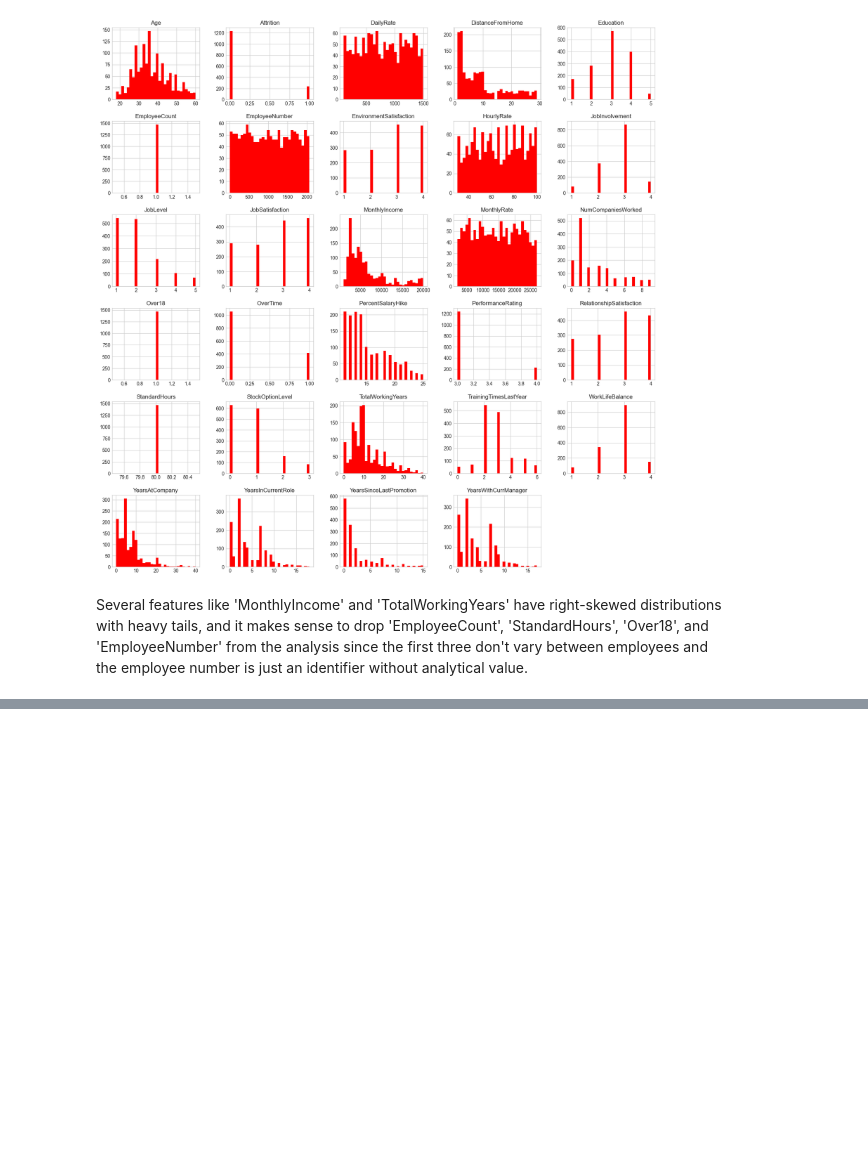
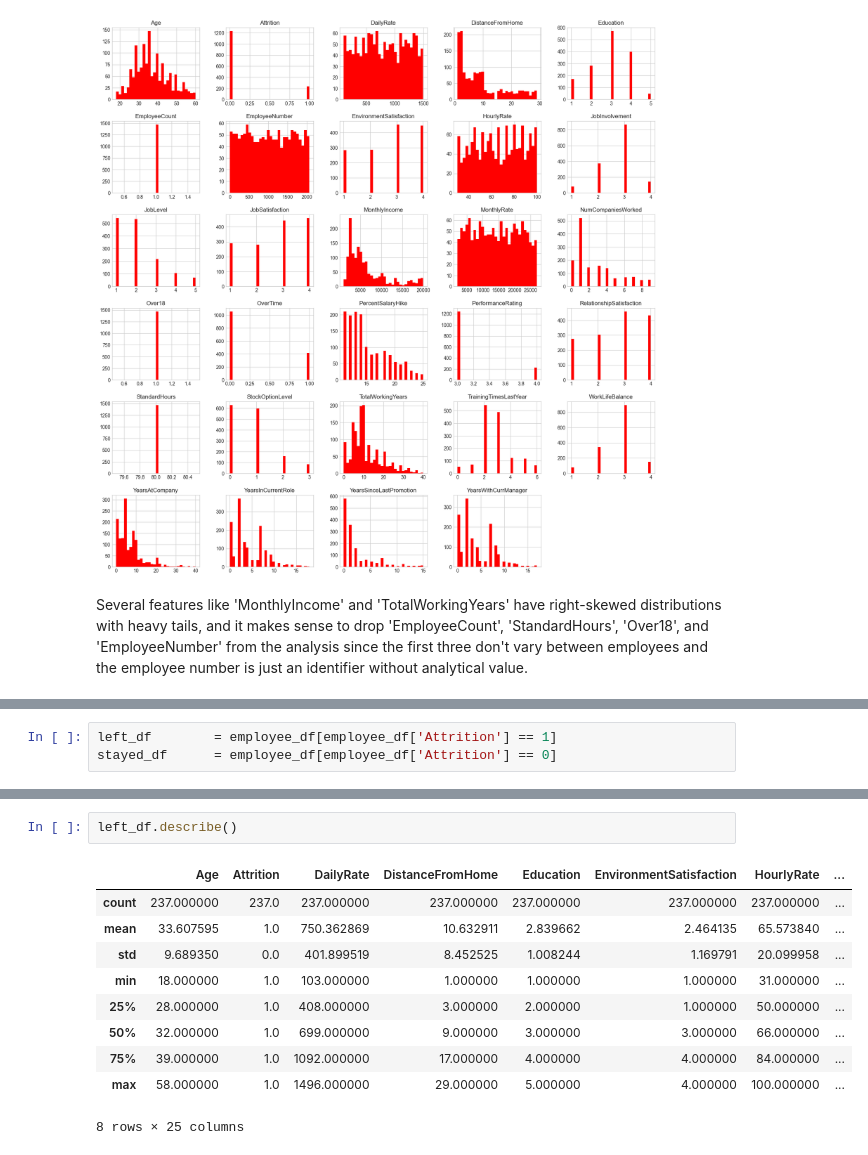
Before and after one commit to marvelm69/employee-retention-predictor, a Jupyter notebook: main.ipynb, the cells around one changed output, grey strips where cells are left out. Drawn from its saved outputs; the diff is of its cells as text; blank space fills up the shorter version.

```diff
--- a/main.ipynb
+++ b/main.ipynb
@@ -83,0 +86,3 @@ Several features like 'MonthlyIncome' and 'TotalWorkingYears' have right-skewed
+# %%
+left_df        = employee_df[employee_df['Attrition'] == 1]
+stayed_df      = employee_df[employee_df['Attrition'] == 0]
@@ -83,0 +104,13 @@ Several features like 'MonthlyIncome' and 'TotalWorkingYears' have right-skewed
+# %%
+left_df.describe()
+# %% [output]
+|  | Age | Attrition | DailyRate | DistanceFromHome | Education | EnvironmentSatisfaction | HourlyRate | ... |
+| count | 237.000000 | 237.0 | 237.000000 | 237.000000 | 237.000000 | 237.000000 | 237.000000 | ... |
+| mean | 33.607595 | 1.0 | 750.362869 | 10.632911 | 2.839662 | 2.464135 | 65.573840 | ... |
+| std | 9.689350 | 0.0 | 401.899519 | 8.452525 | 1.008244 | 1.169791 | 20.099958 | ... |
+| min | 18.000000 | 1.0 | 103.000000 | 1.000000 | 1.000000 | 1.000000 | 31.000000 | ... |
+| 25% | 28.000000 | 1.0 | 408.000000 | 3.000000 | 2.000000 | 1.000000 | 50.000000 | ... |
+| 50% | 32.000000 | 1.0 | 699.000000 | 9.000000 | 3.000000 | 3.000000 | 66.000000 | ... |
+| 75% | 39.000000 | 1.0 | 1092.000000 | 17.000000 | 4.000000 | 4.000000 | 84.000000 | ... |
+| max | 58.000000 | 1.0 | 1496.000000 | 29.000000 | 5.000000 | 4.000000 | 100.000000 | ... |
+8 rows × 25 columns
```
Also changed, not shown: parts of 9 cells of this notebook.
